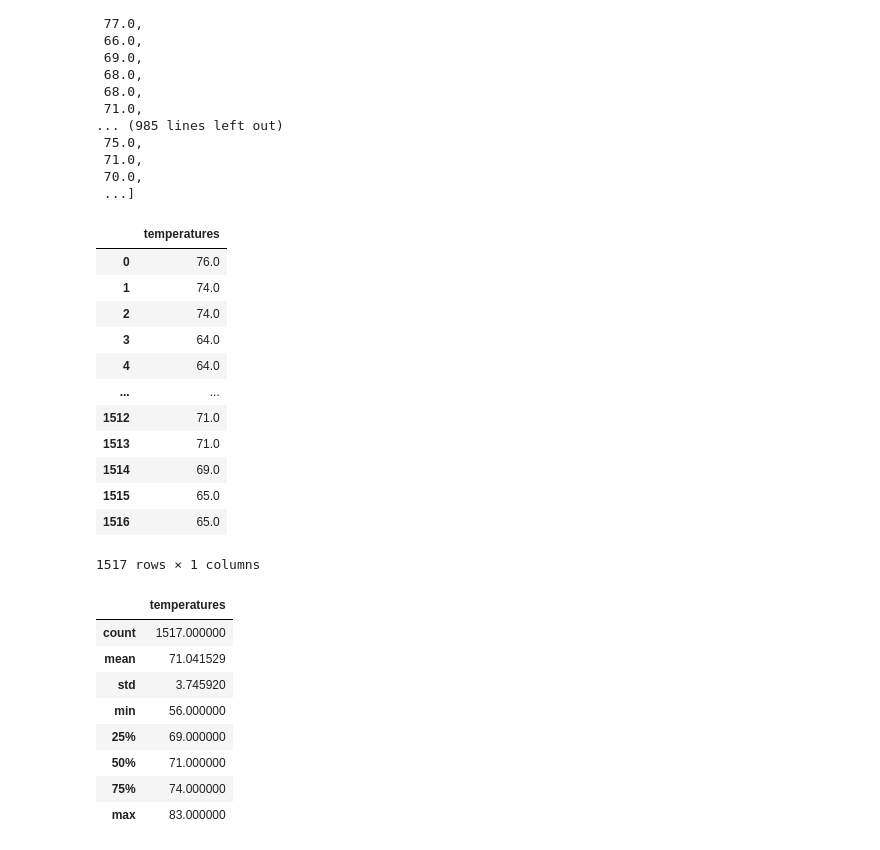
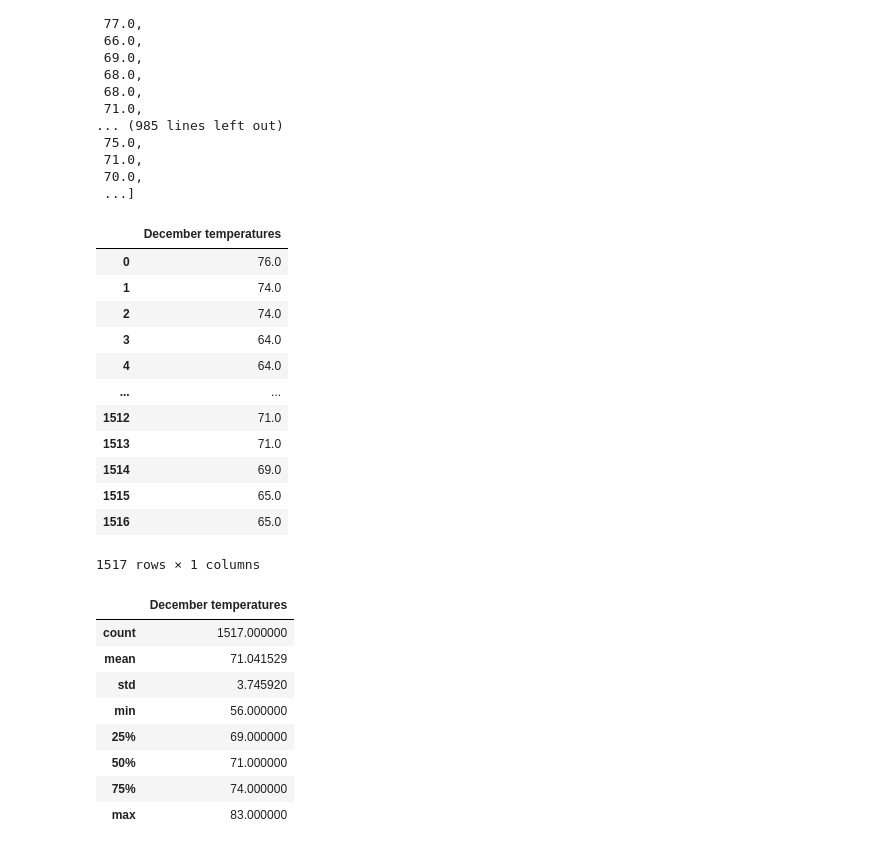
Before and after one commit to Nidaiq/surfs_up, a Jupyter notebook: SurfsUp_Challenge.ipynb, the cells around one changed output. Saved outputs shown, nothing was run; the diff lists cells and outputs as text; code cells hidden in the pictures.

```diff
--- a/SurfsUp_Challenge.ipynb
+++ b/SurfsUp_Challenge.ipynb
@@ -122,13 +122,13 @@ december_temperature
  ...]
 # %%
 # 8. Create a DataFrame from the list of temperatures for the month of December.
-december_df = pd.DataFrame(december_temperature, columns=['temperatures'])
+december_df = pd.DataFrame(december_temperature, columns=['December temperatures'])
 #december_df.set_index(df['date'], inplace=True)
 #december_df = pd.DataFrame(december_temperatures, columns=['date','temperatures'])
 #december_df = df.sort_index()
 december_df
 # %% [output]
-|  | temperatures |
+|  | December temperatures |
 | 0 | 76.0 |
 | 1 | 74.0 |
 | 2 | 74.0 |
@@ -145,7 +145,7 @@ december_df
 # 9. Calculate and print out the summary statistics for the Decemeber temperature DataFrame.
 december_df.describe()
 # %% [output]
-|  | temperatures |
+|  | December temperatures |
 | count | 1517.000000 |
 | mean | 71.041529 |
 | std | 3.745920 |
```
Also changed, not shown: parts of 2 cells of this notebook, 6 other files.
